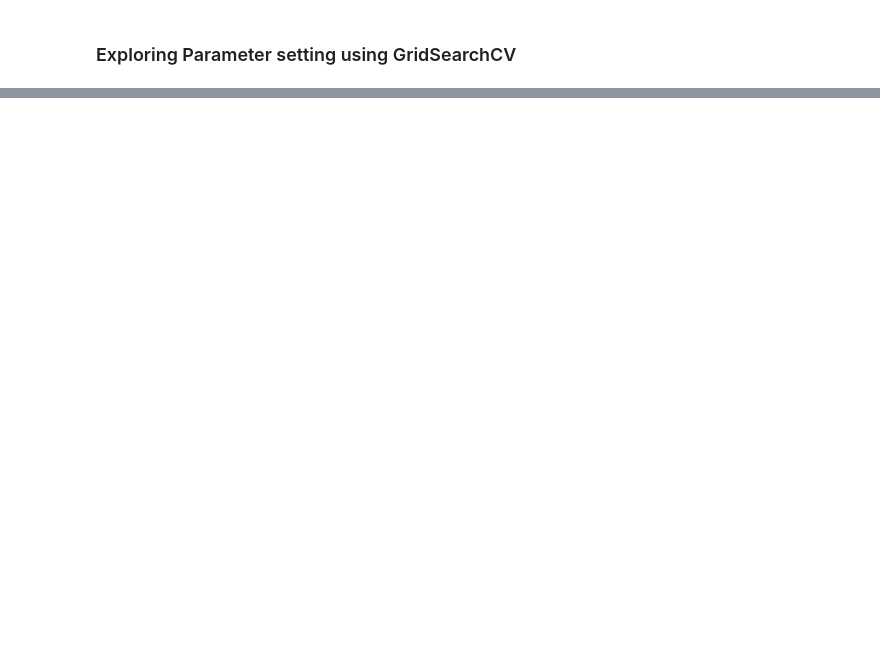
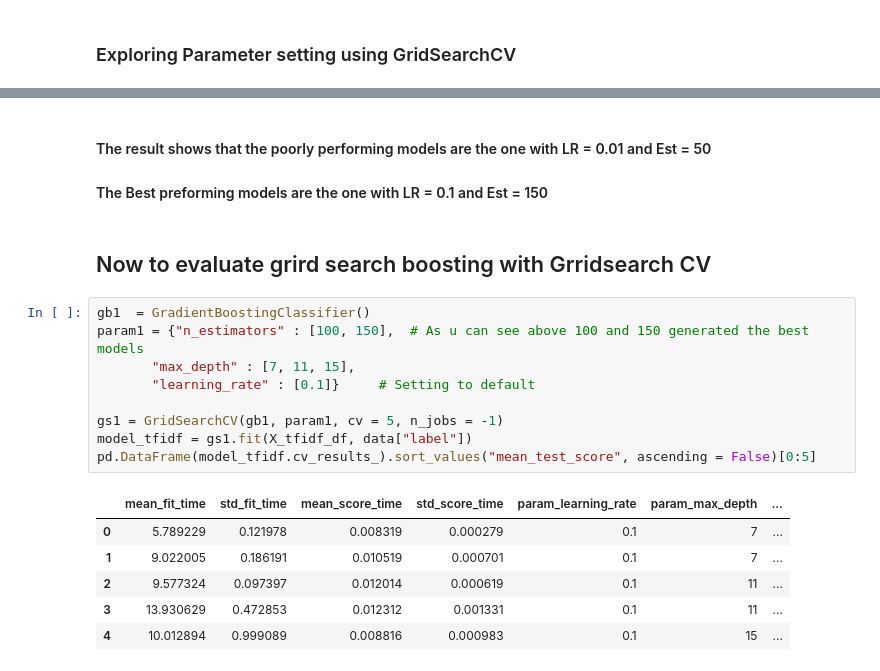
Before and after one commit to San0160/NLP, a Jupyter notebook: nlp_classes.ipynb, the cells around one changed output, grey strips where cells are left out. Saved outputs shown, nothing was run; the diff lists cells and outputs as text; blank space fills up the shorter version.

```diff
--- a/nlp_classes.ipynb
+++ b/nlp_classes.ipynb
@@ -1178,0 +1234,21 @@ pd.DataFrame(gs_fit.cv_results_).sort_values("mean_test_score", ascending = Fals
+# %% [markdown]
+#### The result shows that the poorly performing models are the one with LR = 0.01 and Est = 50
+#### The Best preforming models are the one with LR = 0.1 and Est = 150
+# %% [markdown]
+## Now to evaluate grird search boosting with Grridsearch CV
+# %%
+gb1  = GradientBoostingClassifier()
+param1 = {"n_estimators" : [100, 150],  # As u can see above 100 and 150 generated the best models
+       "max_depth" : [7, 11, 15],
+       "learning_rate" : [0.1]}     # Setting to default
+
+gs1 = GridSearchCV(gb1, param1, cv = 5, n_jobs = -1)
+model_tfidf = gs1.fit(X_tfidf_df, data["label"])
+pd.DataFrame(model_tfidf.cv_results_).sort_values("mean_test_score", ascending = False)[0:5]
+# %% [output]
+|  | mean_fit_time | std_fit_time | mean_score_time | std_score_time | param_learning_rate | param_max_depth | ... |
+| 0 | 5.789229 | 0.121978 | 0.008319 | 0.000279 | 0.1 | 7 | ... |
+| 1 | 9.022005 | 0.186191 | 0.010519 | 0.000701 | 0.1 | 7 | ... |
+| 2 | 9.577324 | 0.097397 | 0.012014 | 0.000619 | 0.1 | 11 | ... |
+| 3 | 13.930629 | 0.472853 | 0.012312 | 0.001331 | 0.1 | 11 | ... |
+| 4 | 10.012894 | 0.999089 | 0.008816 | 0.000983 | 0.1 | 15 | ... |
```
Also changed, not shown: parts of 18 cells of this notebook.
